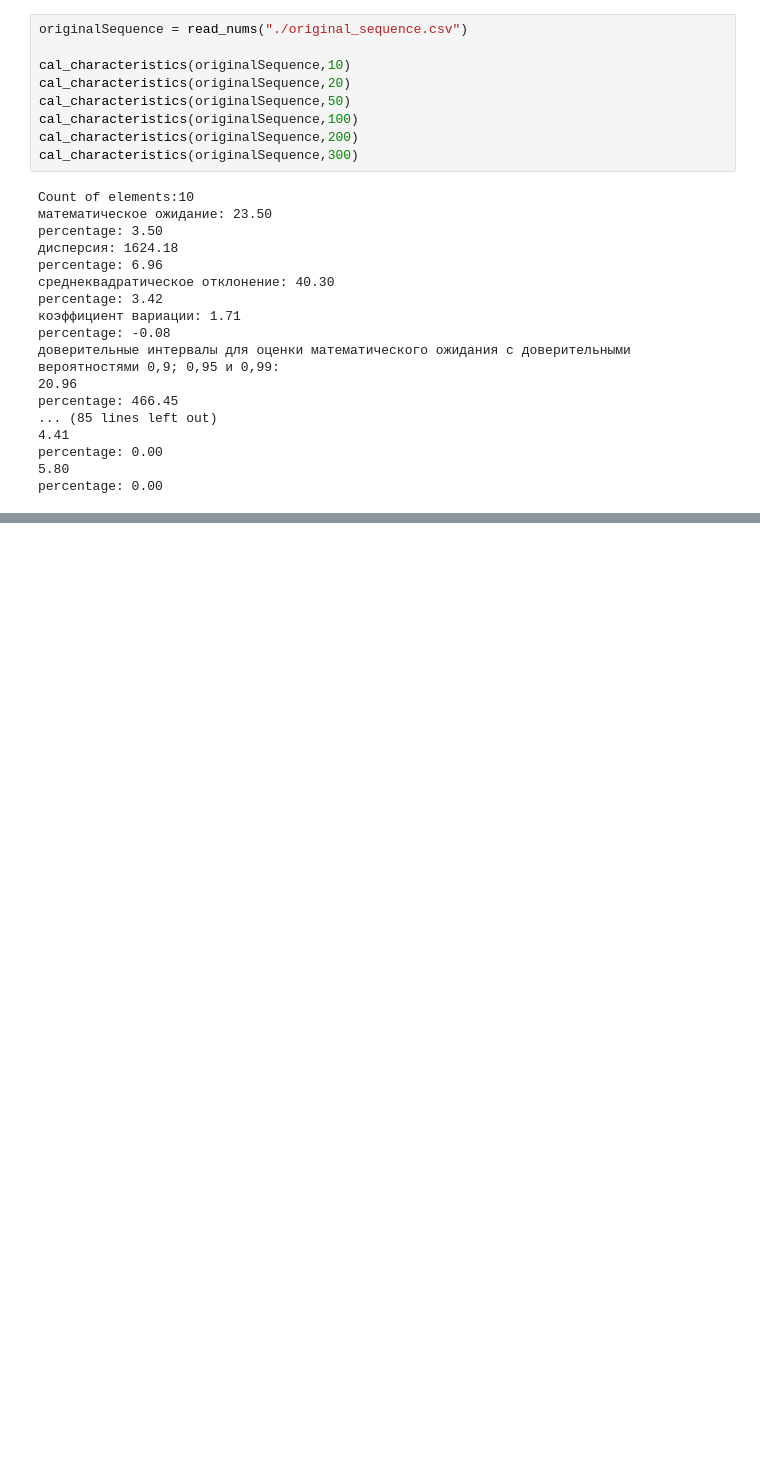
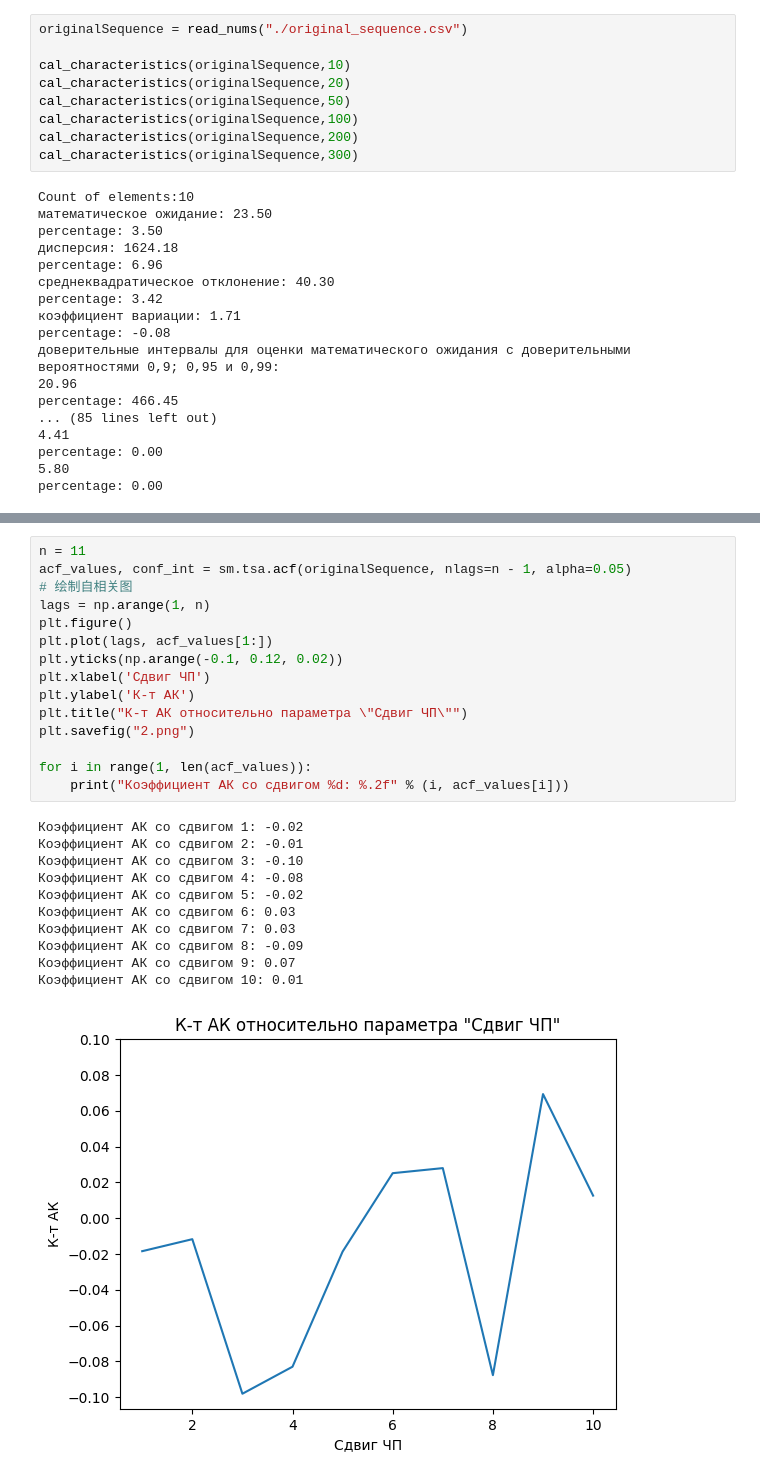
Before and after one commit to Tolia-GH/ITMO-PE, a Jupyter notebook: Modeling/Lab1/Lab1.ipynb, the cells around one changed output, grey strips where cells are left out. Cells and saved outputs as stored; diff of their text form; blank space fills up the shorter version.

```diff
--- a/Modeling/Lab1/Lab1.ipynb
+++ b/Modeling/Lab1/Lab1.ipynb
@@ -165,3 +170,30 @@ plt.savefig('1.png')
+# %%
+n = 11
+acf_values, conf_int = sm.tsa.acf(originalSequence, nlags=n - 1, alpha=0.05)
+# 绘制自相关图
+lags = np.arange(1, n)
+plt.figure()
+plt.plot(lags, acf_values[1:])
+plt.yticks(np.arange(-0.1, 0.12, 0.02))
+plt.xlabel('Сдвиг ЧП')
+plt.ylabel('К-т АК')
+plt.title("К-т АК относительно параметра \"Сдвиг ЧП\"")
+plt.savefig("2.png")
+
+for i in range(1, len(acf_values)):
+    print("Коэффициент АК со сдвигом %d: %.2f" % (i, acf_values[i]))
+# %% [output]
+Коэффициент АК со сдвигом 1: -0.02
+Коэффициент АК со сдвигом 2: -0.01
+Коэффициент АК со сдвигом 3: -0.10
+Коэффициент АК со сдвигом 4: -0.08
+Коэффициент АК со сдвигом 5: -0.02
+Коэффициент АК со сдвигом 6: 0.03
+Коэффициент АК со сдвигом 7: 0.03
+Коэффициент АК со сдвигом 8: -0.09
+Коэффициент АК со сдвигом 9: 0.07
+Коэффициент АК со сдвигом 10: 0.01
+[figure, added]
 # %%
 plt.figure()
 # 绘制频率直方图
```
Also changed, not shown: parts of 10 cells of this notebook, 15 other files.
